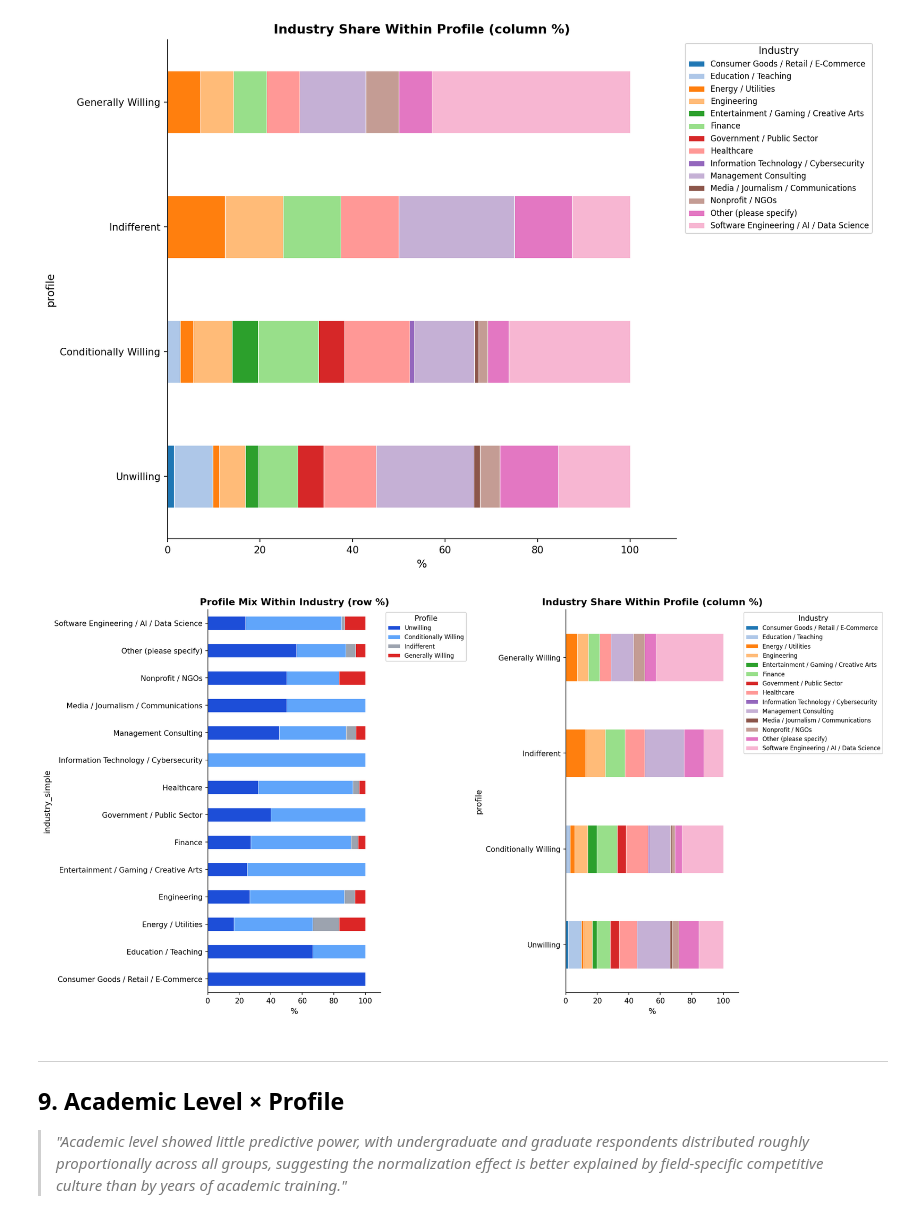
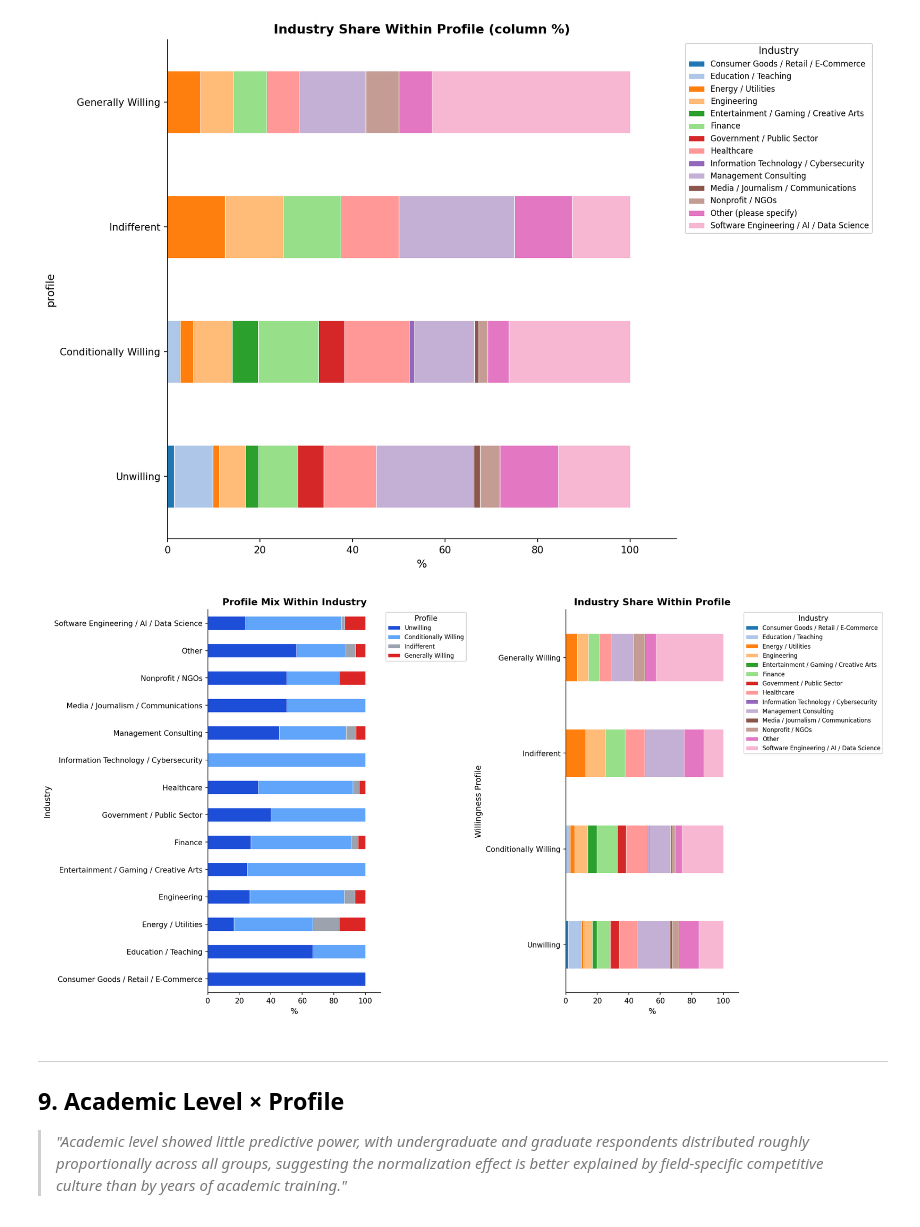
Before and after one commit to nickqiu21/ai-job-search-study, a Jupyter notebook: Analysis Files/h4_experience_normalization.ipynb, the cells around one changed output. Drawn from its saved outputs; the diff is of its cells as text; code cells hidden in the pictures.

```diff
--- a/Analysis Files/h4_experience_normalization.ipynb
+++ b/Analysis Files/h4_experience_normalization.ipynb
@@ -52,8 +52,13 @@ print('Libraries loaded.')
 Libraries loaded.
 # %%
 # ── Load data ──────────────────────────────────────────────────────────────────
-raw = pd.read_excel("Data Files\\Human Survey Responses.xlsx", header=0)
+# Row 0  = question text (long-form)
+# Row 1  = Qualtrics import IDs  → skip
+# Rows 2+ = actual responses
+#raw = pd.read_excel('New Microsoft Excel Worksheet.xlsx', header=0)
+raw = pd.read_excel("cleaned.xlsx", header=0)
 
+# Human responses start at row index 2 (0-indexed in the raw frame)
 df = raw.iloc[1:].copy().reset_index(drop=True)
 
 # Rename columns to short, meaningful labels using the survey map below
@@ -715,7 +720,7 @@ ax.set_yticks(y)
 ax.set_yticklabels(profile_labels, fontsize=9)
 ax.invert_yaxis()
 ax.set_xlabel('Number of Respondents')
-ax.set_title('Willingness Profile Distribution\n(Human Respondents)', fontweight='bold')
+ax.set_title('Willingness Profile Distribution', fontweight='bold')
 max_n = max(profile_values) if len(profile_values) > 0 else 5
 ax.set_xlim(0, max_n * 1.4)
 for bar, p in zip(bars, profile_labels):
@@ -861,6 +866,7 @@ other_responses[['q16_field', 'q16_field_other', 'q17_industry', 'q17_industry_o
 # %%
 df_p = df.dropna(subset=['profile','industry_simple'])
 df_p = df_p[df_p['profile'] != 'Mixed']
+df_p['industry_simple'] = df_p['industry_simple'].str.replace(r'\s*\(please specify\)', '', regex=True).str.strip()
 
 if len(df_p) > 0:
     ct_row = pd.crosstab(df_p['industry_simple'], df_p['profile'], normalize='index') * 100
@@ -872,6 +878,7 @@ if len(df_p) > 0:
                 edgecolor='white', linewidth=0.5)
     ax.set_xlabel('%')
     ax.set_xlim(0, 110)
+    ax.set_ylabel('Industry')
     ax.set_title('Profile Mix Within Industry (row %)', fontweight='bold')
     ax.legend(title='Profile', fontsize=8, bbox_to_anchor=(1.01, 1), loc='upper left')
     plt.tight_layout()
@@ -887,6 +894,7 @@ if len(df_p) > 0:
                 color=industry_colors,
                 edgecolor='white', linewidth=0.5)
     ax.set_xlabel('%')
+    ax.set_ylabel('Willingness Profile')
     ax.set_xlim(0, 110)
     ax.set_title('Industry Share Within Profile (column %)', fontweight='bold')
     ax.legend(title='Industry', fontsize=8, bbox_to_anchor=(1.01, 1), loc='upper left')
@@ -908,6 +916,7 @@ else:
 # %%
 df_p = df.dropna(subset=['profile','industry_simple'])
 df_p = df_p[df_p['profile'] != 'Mixed']
+df_p['industry_simple'] = df_p['industry_simple'].str.replace(r'\s*\(please specify\)', '', regex=True).str.strip()
 
 if len(df_p) > 0:
     ct_row = pd.crosstab(df_p['industry_simple'], df_p['profile'], normalize='index') * 100
@@ -918,37 +927,39 @@ if len(df_p) > 0:
     industry_colors = sns.color_palette('tab20', n_colors=len(ct_col.columns))
 
     fig, axes = plt.subplots(1, 2, figsize=(16, 8), constrained_layout=True)
 
     ax = axes[0]
     ct_row.plot(kind='barh', stacked=True, ax=ax,
                 color=[profile_colors[p] for p in ct_row.columns],
                 edgecolor='white', linewidth=0.5)
     ax.set_xlabel('%')
     ax.set_xlim(0, 110)
-    ax.set_title('Profile Mix Within Industry (row %)', fontweight='bold')
+    ax.set_ylabel('Industry')
+    ax.set_title('Profile Mix Within Industry', fontweight='bold')
     ax.legend(title='Profile', fontsize=8, bbox_to_anchor=(1.01, 1), loc='upper left')
 
     ax2 = axes[1]
     ct_col.plot(kind='barh', stacked=True, ax=ax2,
                 color=industry_colors,
                 edgecolor='white', linewidth=0.5)
     ax2.set_xlabel('%')
     ax2.set_xlim(0, 110)
-    ax2.set_title('Industry Share Within Profile (column %)', fontweight='bold')
+    ax2.set_ylabel('Willingness Profile')
+    ax2.set_title('Industry Share Within Profile', fontweight='bold')
     ax2.legend(title='Industry', fontsize=8, bbox_to_anchor=(1.01, 1), loc='upper left')
 
     plt.savefig('fig_h4_profile_mix_within_industry_side_by_side.png', bbox_inches='tight', dpi=150)
     plt.show()
 else:
     fig, axes = plt.subplots(1, 2, figsize=(16, 6), constrained_layout=True)
-    for ax, title in zip(axes, ['Profile Mix Within Industry (row %)', 'Industry Share Within Profile (column %)']):
+    for ax, title in zip(axes, ['Profile Mix Within Industry', 'Industry Share Within Profile']):
         ax.text(0.5, 0.5, 'Awaiting data', ha='center', va='center',
                 transform=ax.transAxes, fontsize=13, color=NEUTRAL_COLOR)
         ax.set_axis_off()
         ax.set_title(title, fontweight='bold')
     plt.show()
 # %% [output]
-[figure, old version]
+[figure, new version]
 # %% [markdown]
 ---
 ## 9. Academic Level × Profile
```
Also changed, not shown: parts of 1 cell of this notebook.
